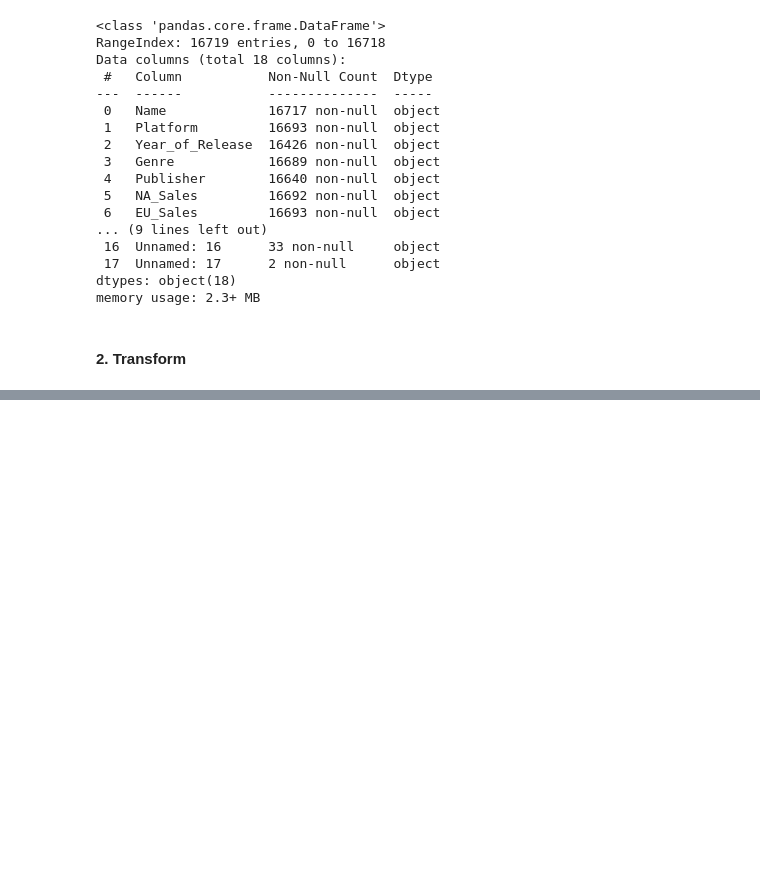
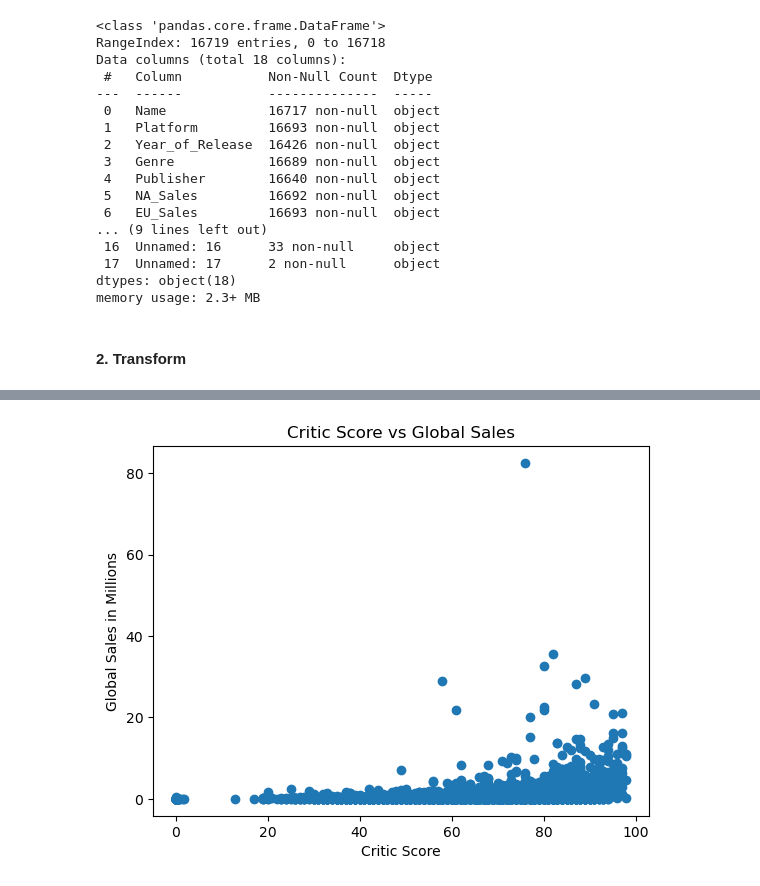
Before and after one commit to Tracie-J/video_game_sale_analysis, a Jupyter notebook: video_game_analysis.ipynb, the cells around one changed output, grey strips where cells are left out. Saved outputs shown, nothing was run; the diff lists cells and outputs as text; code cells hidden in the pictures; blank space fills up the shorter version.

Commit message:
progress: Data Cleaning/Transformation

```diff
--- a/video_game_analysis.ipynb
+++ b/video_game_analysis.ipynb
@@ -66,4 +70,6 @@ df.head(2)
 | 0 | Wii Sports | Wii | 2006 | Sports | Nintendo | 41,36 | 28,96 | 3,77 | 8,45 | ... |
 | 1 | Super Mario Bros. | NES | 1985 | Platform | Nintendo | 29,08 | 3,58 | 6,81 | 0,77 | ... |
 # %%
-#
+# Change formatting for Global_Sales data. Sales are in Millions. Ex: 2,6 == 2.6 million
+df['Global_Sales'] = df['Global_Sales'].str.replace(',', '.')
+df.head(2)
@@ -69,0 +80,4 @@ df.head(2)
+# %%
+# Change Global Sales to float
+df['Global_Sales'] = pd.to_numeric(df['Global_Sales'])
+df.info()
@@ -69,0 +102,4 @@ df.head(2)
+# %%
+# there are only 8215 rows with critic scores. Critic scores is needed for analysis. Remove rows without a critic score
+df = df.dropna(subset=['Critic_Score'])
+df.info()
@@ -69,0 +124,7 @@ df.head(2)
+# %%
+# Change Critic Score data type
+df['Critic_Score'] = pd.to_numeric(
+    df['Critic_Score'].str.replace(',', '.'),
+    errors= 'coerce'
+)
+df.info()
@@ -69,0 +167,21 @@ df.head(2)
+# %%
+# scatter plot to visualize data
+# create scatter plot function
+def create_scatter_plot(title, xlabel, ylabel, col1, col2, data):
+    plt.scatter(data[col1], data[col2])
+    plt.title(title)
+    plt.xlabel(xlabel)
+    plt.ylabel(ylabel)
+    plt.show()
+
+# call function
+create_scatter_plot(
+    "Critic Score vs Global Sales",
+    "Critic Score",
+    "Global Sales in Millions",
+    "Critic_Score",
+    "Global_Sales",
+    df
+)
+# %% [output]
+[figure, added]
```
Also changed, not shown: parts of 16 cells of this notebook.
